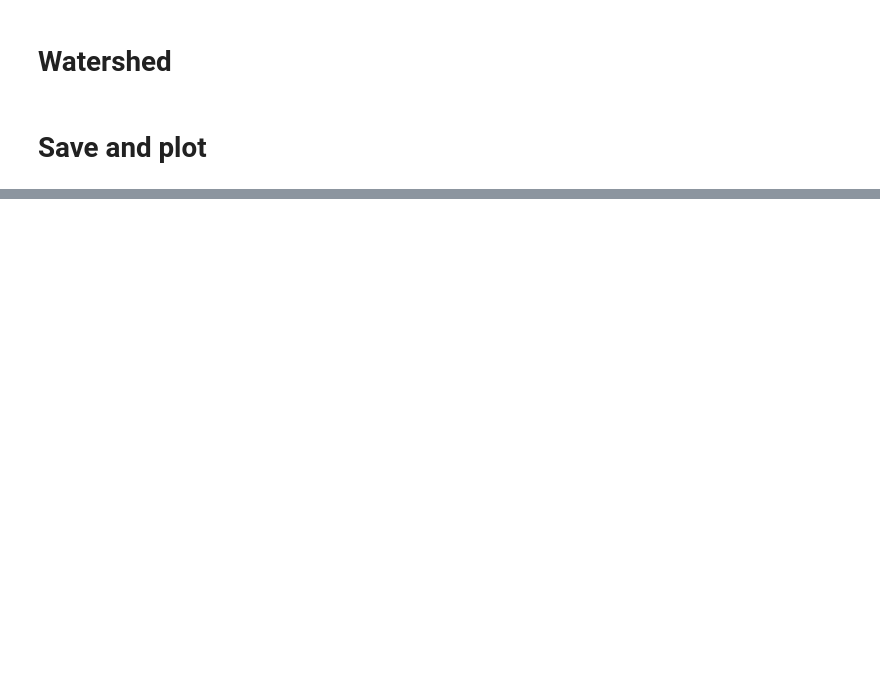
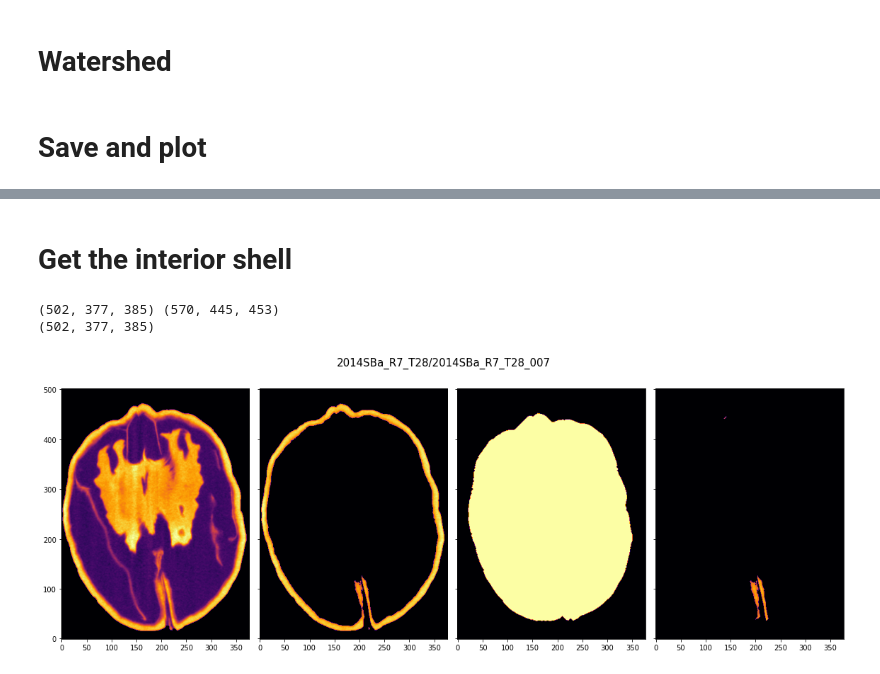
Before and after one commit to amezqui3/walnut_tda, a Jupyter notebook: jupyter/05_watershed_segmentation.ipynb, the cells around one changed output, grey strips where cells are left out. Cells and saved outputs as stored; diff of their text form; code cells hidden in the pictures; blank space fills up the shorter version.

```diff
--- a/jupyter/05_watershed_segmentation.ipynb
+++ b/jupyter/05_watershed_segmentation.ipynb
@@ -361,3 +361,48 @@ fig.suptitle(fname, fontsize=fs, color='white');
 filename = wdstd + fname + '_z.jpg'
 plt.savefig(filename, dpi=96, format='jpg', bbox_inches = 'tight', pil_kwargs={'optimize':True})
 plt.close()
+# %% [markdown]
+# Get the interior shell
+# %%
+PAD = 34
+
+interior = img.copy()
+interior[shell > 0] = 0
+interior[vein  > 0] = 0
+interior = np.pad(interior, PAD)
+
+
+dint = ndimage.binary_dilation(interior, struc1, PAD-3, border_value=0)
+#eint = ndimage.binary_erosion(dint, struc1, 3, border_value=0)
+cint = ndimage.binary_erosion(dint, struc1, PAD-3, border_value=1)
+# %%
+print(img.shape, cint.shape)
+eint = ndimage.binary_erosion(cint, struc1, 20, border_value=1)
+eint = eint[PAD:-PAD, PAD:-PAD, PAD:-PAD]
+print(eint.shape)
+# %% [output]
+(502, 377, 385) (570, 445, 453)
+(502, 377, 385)
+# %%
+intshell = shell*eint
+# %%
+k = 215
+ss = np.s_[:,:,k]
+
+fig, ax = plt.subplots(1,4,figsize=(16,6), sharex=True, sharey=True)
+ax = np.atleast_1d(ax).flatten()
+
+i = 0
+ax[i].imshow(img[ss], cmap='inferno', origin='lower', vmax=255, vmin=0)
+i = 1
+ax[i].imshow(shell[ss], cmap='inferno', origin='lower', vmax=255, vmin=0)
+i = 2
+ax[i].imshow(eint[ss], cmap='inferno', origin='lower', vmax=1, vmin=0)
+i = 3
+#ax[i].imshow(eint[ss], cmap='inferno', origin='lower', vmax=1, vmin=0)
+ax[i].imshow(intshell[ss], cmap='inferno', origin='lower', vmax=255, vmin=0)
+
+fig.suptitle(bname + '/' + fname, fontsize=fs)
+fig.tight_layout()
+# %% [output]
+[figure, added]
```
Also changed, not shown: parts of 16 cells of this notebook, 3 other files.
